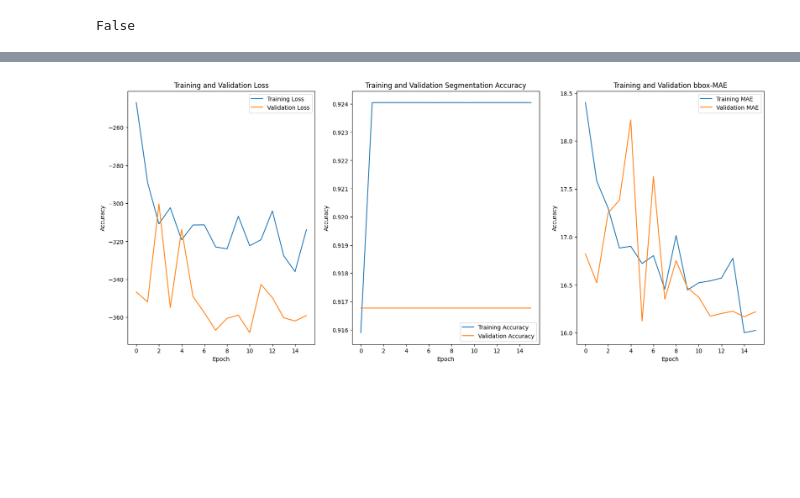
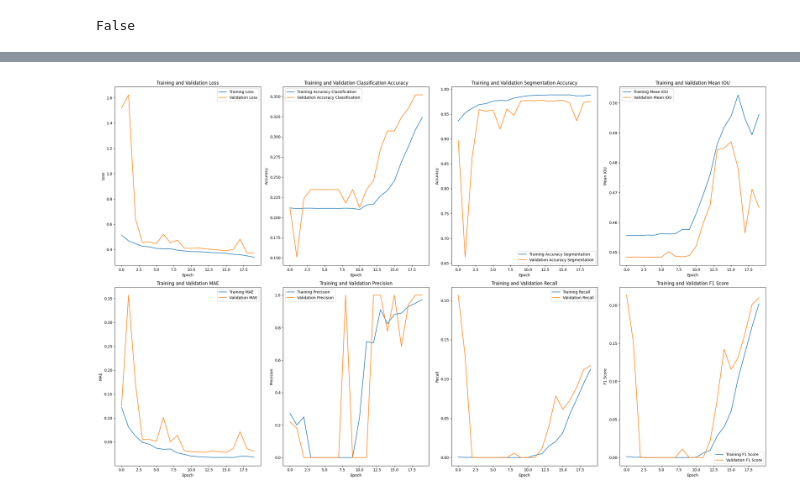
Before and after one commit to Faiza-Waheed/PCB_Defects_Detection, a Jupyter notebook: project_PCB_enhanced_unet_2channel.ipynb, the cells around one changed output, grey strips where cells are left out. Saved outputs shown, nothing was run; the diff lists cells and outputs as text; code cells hidden in the pictures; blank space fills up the shorter version.

Commit message:
Updated the model + other changes as per required

```diff
--- a/project_PCB_enhanced_unet_2channel.ipynb
+++ b/project_PCB_enhanced_unet_2channel.ipynb
@@ -677,6 +759,2 @@ def bbox_metric(y_true, y_pred):
-# %%
-# Compile the model
-model.compile(optimizer='adam',
-              #loss='binary_crossentropy',
-              loss=combined_loss,
-              metrics=['accuracy', 'mae'])
+# %%
+iou_metric = MeanIoU(num_classes=num_classes)
@@ -739,10 +837,10 @@ Data type of y_train_bboxes_augmented: uint8
 # %%
 # Train the model
 history = model.fit(x=X_train_augmented,
-                    y=[y_train_masks_augmented, y_train_bboxes_augmented],
-                    epochs=16,
+                    y=[y_train_masks_augmented, y_train_labels_cat_augmented],
+                    epochs=20,
                     batch_size=32,
-                    validation_data=(X_test, [y_test_masks, y_test_bboxes]),
+                    validation_data=(X_test, [y_test_masks, y_test_labels_cat]),
                     callbacks=[reduce_learning_rate, time_callback],
                     verbose=True)
 # %% [output]
@@ -778,0 +872,5 @@ val_mae = history.history["val_bbox_mae"]
+# %%
+# F1=2×(precisionxrecall)/(precision+recall)
+
+def calculate_f1_score(precision, recall):
+    return 2 * (precision * recall) / (precision + recall + 1e-10)
@@ -779,30 +901,72 @@ val_mae = history.history["val_bbox_mae"]
 # %%
 
-plt.figure(figsize = (20, 8))
+plt.figure(figsize = (25,15))
 
-plt.subplot(131)
+plt.subplot(2, 4, 1)
 plt.plot(train_loss, label="Training Loss")
 plt.plot(val_loss, label="Validation Loss")
 plt.xlabel("Epoch")
-plt.ylabel("Accuracy")
+plt.ylabel("Loss")
 plt.title("Training and Validation Loss")
 plt.legend()
 
-plt.subplot(132)
-plt.plot(train_acc, label="Training Accuracy")
-plt.plot(val_acc, label="Validation Accuracy")
+plt.subplot(2, 4, 2)
+plt.plot(train_acc, label="Training Accuracy Classification")
+plt.plot(val_acc, label="Validation Accuracy Classification")
+plt.xlabel("Epoch")
+plt.ylabel("Accuracy")
+plt.title("Training and Validation Classification Accuracy")
+plt.legend()
+
+plt.subplot(2, 4, 3)
+plt.plot(train_acc_seg, label="Training Accuracy Segmentation")
+plt.plot(val_acc_seg, label="Validation Accuracy Segmentation")
 plt.xlabel("Epoch")
 plt.ylabel("Accuracy")
 plt.title("Training and Validation Segmentation Accuracy")
 plt.legend()
 
-plt.subplot(133)
+plt.subplot(2, 4, 4)
+plt.plot(train_meanIOU, label="Training Mean IOU")
+plt.plot(val_meanIOU, label="Validation Mean IOU")
+plt.xlabel("Epoch")
+plt.ylabel("Mean IOU")
+plt.title("Training and Validation Mean IOU")
+plt.legend()
+
+plt.subplot(2, 4, 5)
 plt.plot(train_mae, label="Training MAE")
 plt.plot(val_mae, label="Validation MAE")
 plt.xlabel("Epoch")
-plt.ylabel("Accuracy")
-plt.title("Training and Validation bbox-MAE")
+plt.ylabel("MAE")
+plt.title("Training and Validation MAE")
 plt.legend()
+
+plt.subplot(2, 4, 6)
+plt.plot(train_precision, label="Training Precision")
+plt.plot(val_precision, label="Validation Precision")
+plt.xlabel("Epoch")
+plt.ylabel("Precision")
+plt.title("Training and Validation Precision")
+plt.legend()
+
+plt.subplot(2, 4, 7)
+plt.plot(train_recall, label="Training Recall")
+plt.plot(val_recall, label="Validation Recall")
+plt.xlabel("Epoch")
+plt.ylabel("Recall")
+plt.title("Training and Validation Recall")
+plt.legend()
+
+plt.subplot(2, 4, 8)
+plt.plot(train_F1_score, label="Training F1 Score")
+plt.plot(val_F1_score, label="Validation F1 Score")
+plt.xlabel("Epoch")
+plt.ylabel("F1 Score")
+plt.title("Training and Validation F1 Score")
+plt.legend()
+
+plt.tight_layout()
 plt.show()
 # %% [output]
-[figure, old version]
+[figure, new version]
```
Also changed, not shown: parts of 33 cells of this notebook, 2 other files.
